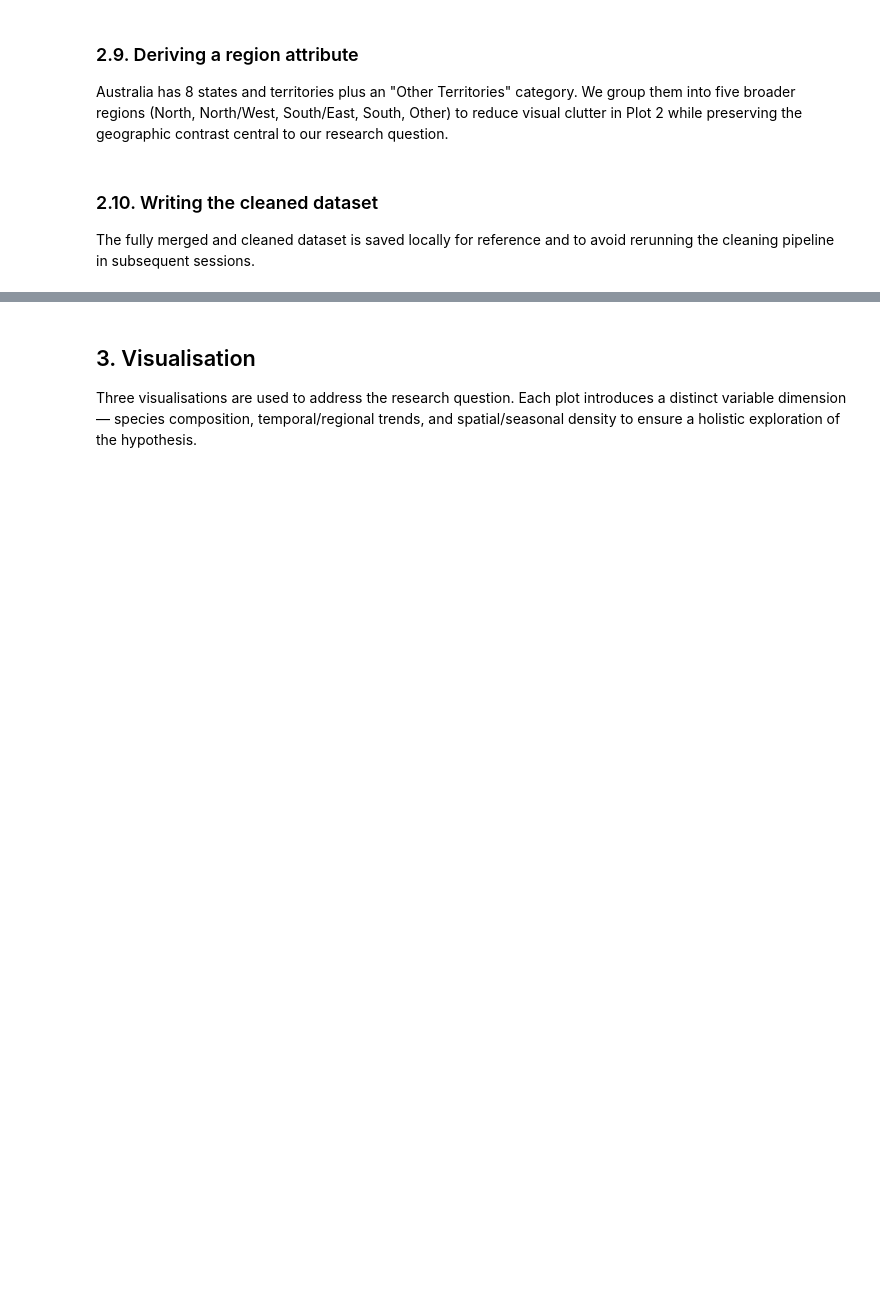
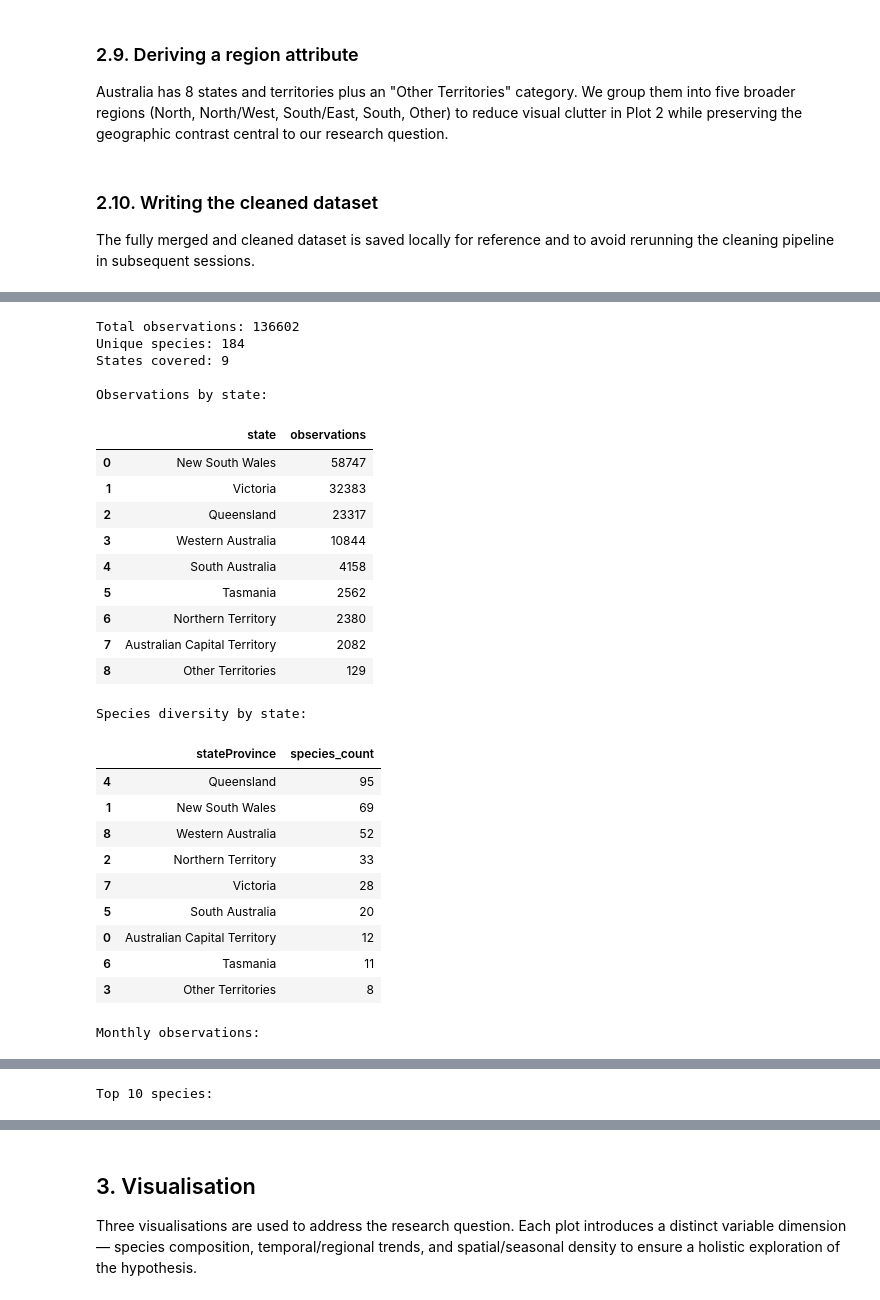
Before and after one commit to s-hreya-riram/frogs, a Jupyter notebook: data_processing_and_visualization.ipynb, the cells around one changed output, grey strips where cells are left out. Cells and saved outputs as stored; diff of their text form; code cells hidden in the pictures; blank space fills up the shorter version.

```diff
--- a/data_processing_and_visualization.ipynb
+++ b/data_processing_and_visualization.ipynb
@@ -387,0 +403,77 @@ frog_data_merged.to_csv(os.path.join(DATA_DIR, 'frog_data_merged.csv'), index=Fa
+# %%
+# Data Overview
+print("Total observations:", len(frog_data_merged))
+print("Unique species:", frog_data_merged['commonName'].nunique())
+print("States covered:", frog_data_merged['stateProvince'].nunique())
+
+
+# Observations by state
+obs_by_state = (
+    frog_data_merged['stateProvince']
+    .value_counts()
+    .rename_axis('state')
+    .reset_index(name='observations')
+)
+
+print("\nObservations by state:")
+display(obs_by_state)
+
+
+# Species diversity by state
+species_by_state = (
+    frog_data_merged.groupby('stateProvince')['commonName']
+    .nunique()
+    .reset_index(name='species_count')
+    .sort_values('species_count', ascending=False)
+)
+
+print("\nSpecies diversity by state:")
+display(species_by_state)
+
+
+# Monthly distribution
+frog_data_merged['month'] = pd.to_datetime(frog_data_merged['eventDate']).dt.month
+
+monthly = (
+    frog_data_merged['month']
+    .value_counts()
+    .sort_index()
+)
+
+print("\nMonthly observations:")
+display(monthly)
+
+
+#  Top species
+top_species = frog_data_merged['commonName'].value_counts().head(10)
+
+print("\nTop 10 species:")
+display(top_species)
+# %% [output]
+Total observations: 136602
+Unique species: 184
+States covered: 9
+
+Observations by state:
+|  | state | observations |
+| 0 | New South Wales | 58747 |
+| 1 | Victoria | 32383 |
+| 2 | Queensland | 23317 |
+| 3 | Western Australia | 10844 |
+| 4 | South Australia | 4158 |
+| 5 | Tasmania | 2562 |
+| 6 | Northern Territory | 2380 |
+| 7 | Australian Capital Territory | 2082 |
+| 8 | Other Territories | 129 |
+Species diversity by state:
+|  | stateProvince | species_count |
+| 4 | Queensland | 95 |
+| 1 | New South Wales | 69 |
+| 8 | Western Australia | 52 |
+| 2 | Northern Territory | 33 |
+| 7 | Victoria | 28 |
+| 5 | South Australia | 20 |
+| 0 | Australian Capital Territory | 12 |
+| 6 | Tasmania | 11 |
+| 3 | Other Territories | 8 |
+Monthly observations:
@@ -387,0 +493 @@ frog_data_merged.to_csv(os.path.join(DATA_DIR, 'frog_data_merged.csv'), index=Fa
+Top 10 species:
```
Also changed, not shown: parts of 16 cells of this notebook, 1 other file.
